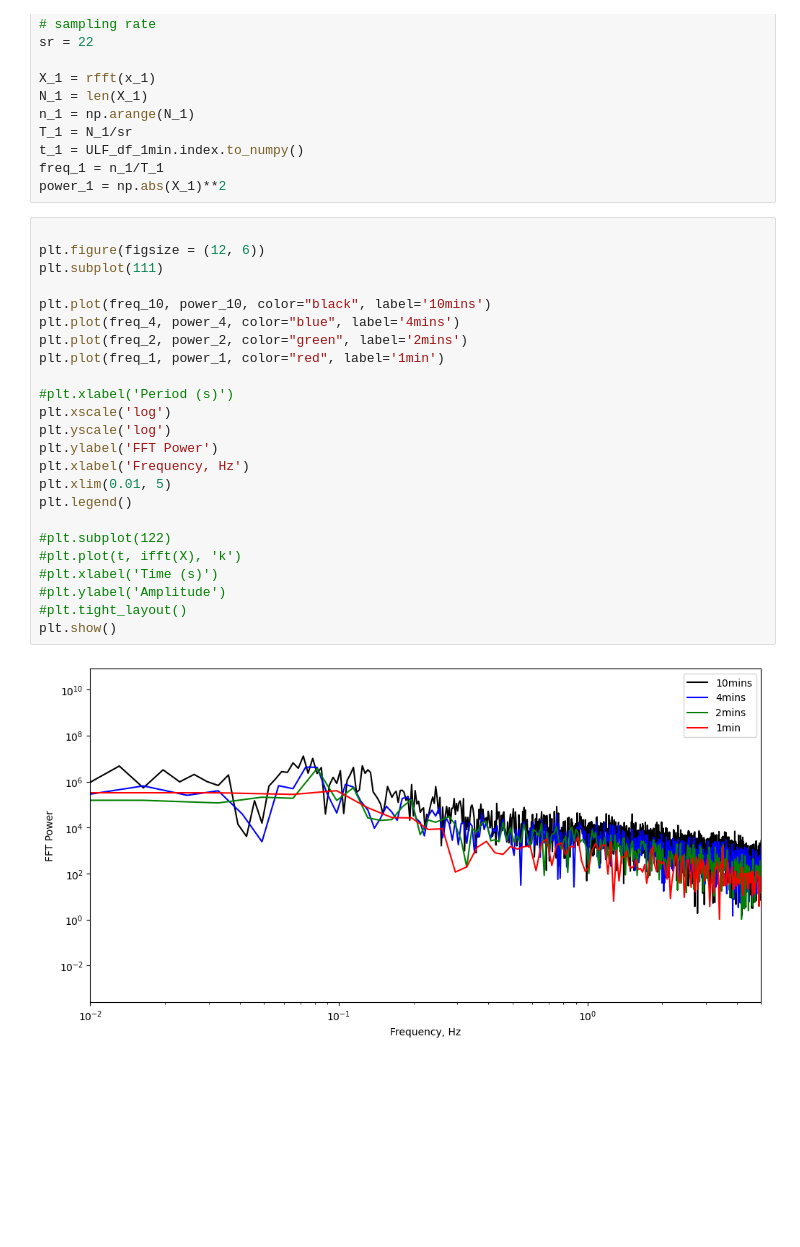
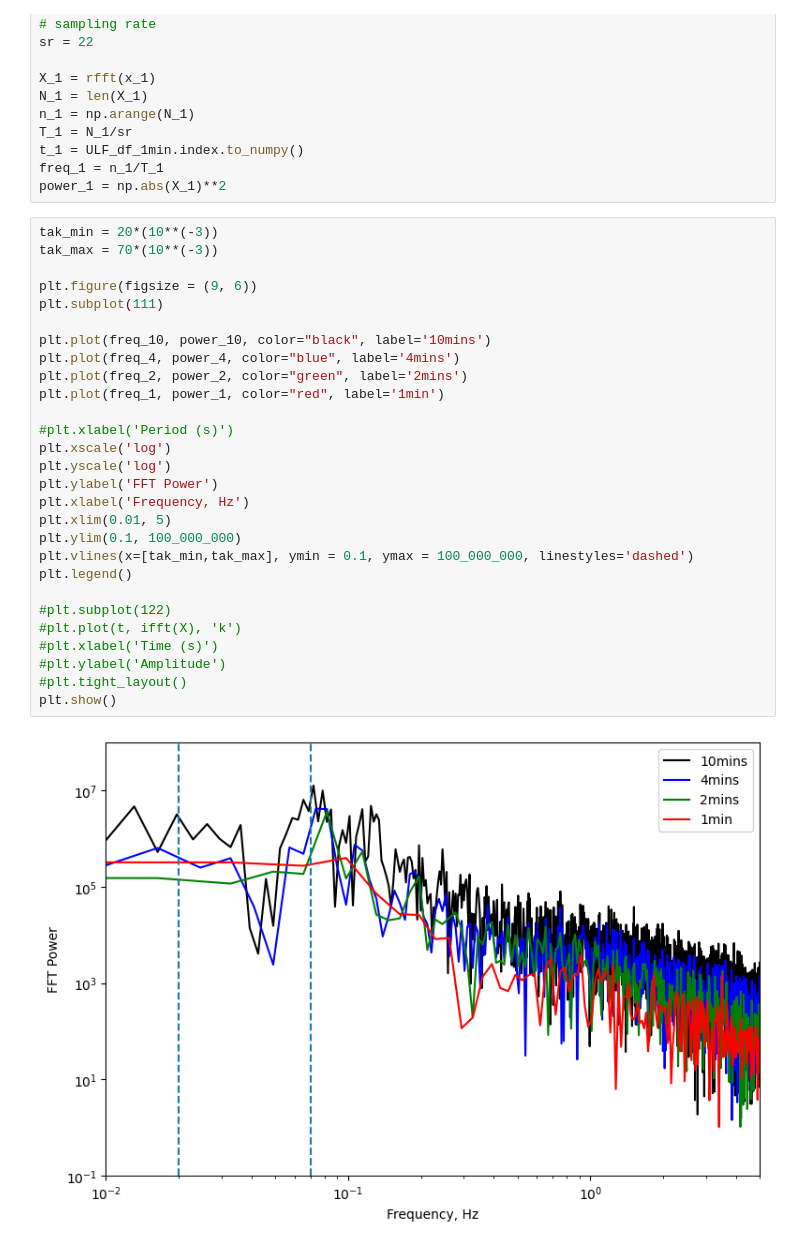
Before and after one commit to solarwindstream/gipm-mapping, a Jupyter notebook: Power Spectrum.ipynb, the cells around one changed output. Cells and saved outputs as stored; diff of their text form; blank space fills up the shorter version.

```diff
--- a/Power Spectrum.ipynb
+++ b/Power Spectrum.ipynb
@@ -114,28 +133,32 @@ t_1 = ULF_df_1min.index.to_numpy()
 freq_1 = n_1/T_1
 power_1 = np.abs(X_1)**2
 # %%
+tak_min = 20*(10**(-3))
+tak_max = 70*(10**(-3))
 
-plt.figure(figsize = (12, 6))
+plt.figure(figsize = (9, 6))
 plt.subplot(111)
 
 plt.plot(freq_10, power_10, color="black", label='10mins')
 plt.plot(freq_4, power_4, color="blue", label='4mins')
 plt.plot(freq_2, power_2, color="green", label='2mins')
 plt.plot(freq_1, power_1, color="red", label='1min')
 
 #plt.xlabel('Period (s)')
 plt.xscale('log')
 plt.yscale('log')
 plt.ylabel('FFT Power')
 plt.xlabel('Frequency, Hz')
 plt.xlim(0.01, 5)
+plt.ylim(0.1, 100_000_000)
+plt.vlines(x=[tak_min,tak_max], ymin = 0.1, ymax = 100_000_000, linestyles='dashed')
 plt.legend()
 
 #plt.subplot(122)
 #plt.plot(t, ifft(X), 'k')
 #plt.xlabel('Time (s)')
 #plt.ylabel('Amplitude')
 #plt.tight_layout()
 plt.show()
 # %% [output]
-[figure, old version]
+[figure, new version]
```
Also changed, not shown: parts of 6 cells of this notebook, 1 other file.
